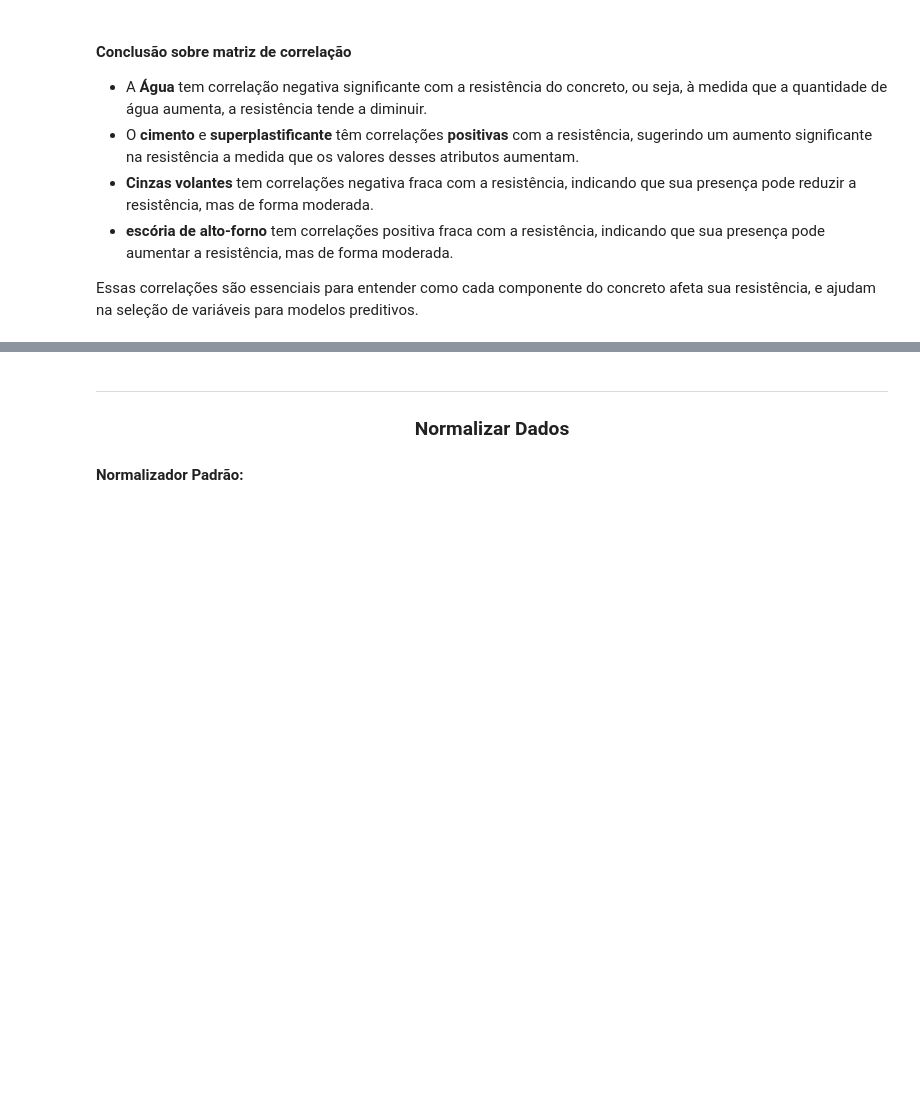
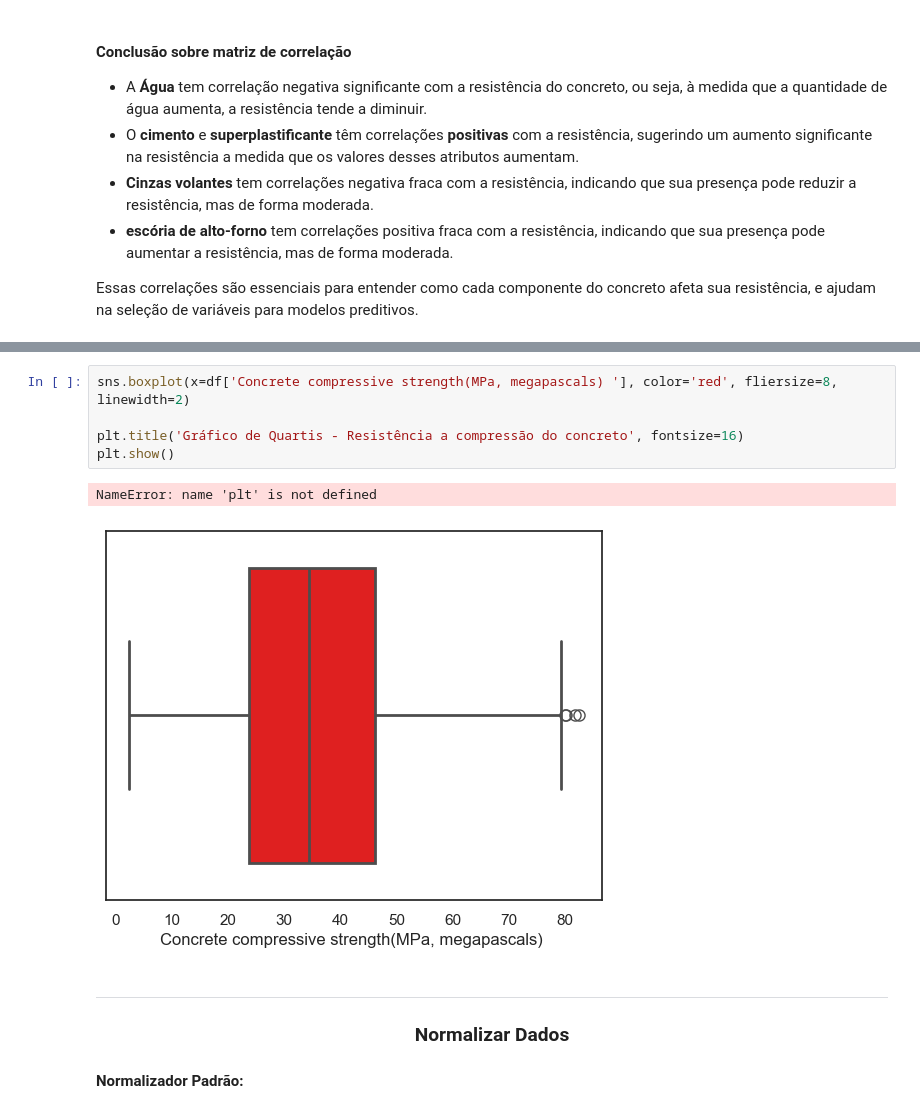
Before and after one commit to empipo/Projeto_aprendizado_de_maquina, a Jupyter notebook: Trabalho_projeto_final.ipynb, the cells around one changed output, grey strips where cells are left out. Saved outputs shown, nothing was run; the diff lists cells and outputs as text; blank space fills up the shorter version.

```diff
--- a/Trabalho_projeto_final.ipynb
+++ b/Trabalho_projeto_final.ipynb
@@ -228,3 +256,11 @@ Essas correlações são essenciais para entender como cada componente do concre
+# %%
+sns.boxplot(x=df['Concrete compressive strength(MPa, megapascals) '], color='red', fliersize=8, linewidth=2)
+
+plt.title('Gráfico de Quartis - Resistência a compressão do concreto', fontsize=16)
+plt.show()
+# %% [output]
+NameError: name 'plt' is not defined
+[figure, added]
 # %% [markdown]
 ---------
 
```
Also changed, not shown: parts of 4 cells of this notebook.
